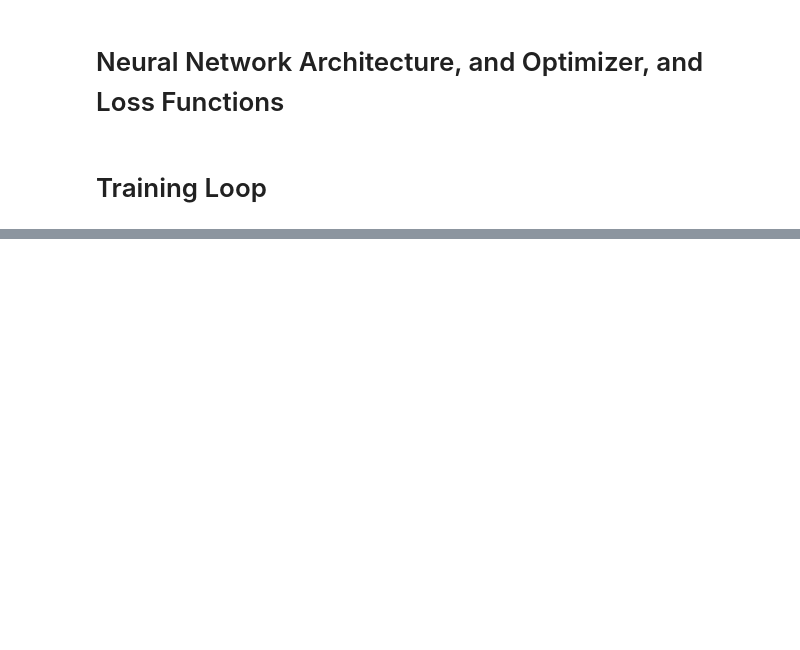
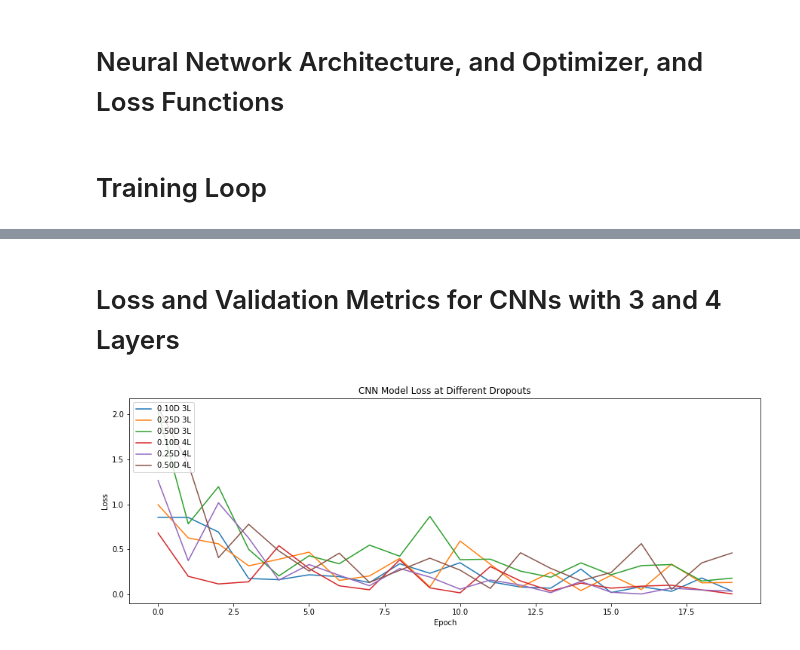
Before and after one commit to mattesko/COMP551-Projects, a Jupyter notebook: miniproject_3/CNN on Modified MNIST.ipynb, the cells around one changed output, grey strips where cells are left out. Cells and saved outputs as stored; diff of their text form; code cells hidden in the pictures; blank space fills up the shorter version.

```diff
--- a/miniproject_3/CNN on Modified MNIST.ipynb
+++ b/miniproject_3/CNN on Modified MNIST.ipynb
@@ -114,2 +170,13 @@ optimizer = optim.Adam(conv_net.parameters(), lr=1e-3)
+# %%
+def predict(model, data_loader):
+    test_pred = torch.LongTensor()
+
+    for i, data in enumerate(data_loader):
+        output = model(data)
+
+        pred = output.cpu().data.max(1, keepdim=True)[1]
+        test_pred = torch.cat((test_pred, pred), dim=0)
+
+    return test_pred
 # %% [markdown]
 # Training Loop
@@ -115,0 +212,8 @@ optimizer = optim.Adam(conv_net.parameters(), lr=1e-3)
+# %%
+summary_3_layers = {'model' : [], 'loss' : [], 'score' : []}
+dropouts = [0.1, 0.25, 0.5]
+for dp in dropouts:
+    model, loss, score = train_model(ConvNet_3Layers, validation_loader, y_validation, dropout=dp, epochs=20)
+    summary_3_layers['model'].append(model)
+    summary_3_layers['loss'].append(loss)
+    summary_3_layers['score'].append(score)
@@ -115,0 +236,17 @@ optimizer = optim.Adam(conv_net.parameters(), lr=1e-3)
+# %% [markdown]
+# Loss and Validation Metrics for CNNs with 3 and 4 Layers
+# %%
+names = ['0.10D 3L', '0.25D 3L', '0.50D 3L', '0.10D 4L', '0.25D 4L', '0.50D 4L']
+plt.figure(figsize=(15,5))
+for i in range(3):
+    plt.plot(summary_3_layers['loss'][i])
+for i in range(3):
+    plt.plot(summary_4_layers['loss'][i])
+plt.title('CNN Model Loss at Different Dropouts')
+plt.ylabel('Loss')
+plt.xlabel('Epoch')
+plt.legend(names, loc='upper left')
+axes = plt.gca()
+plt.show()
+# %% [output]
+[figure, added]
```
Also changed, not shown: parts of 15 cells of this notebook.
